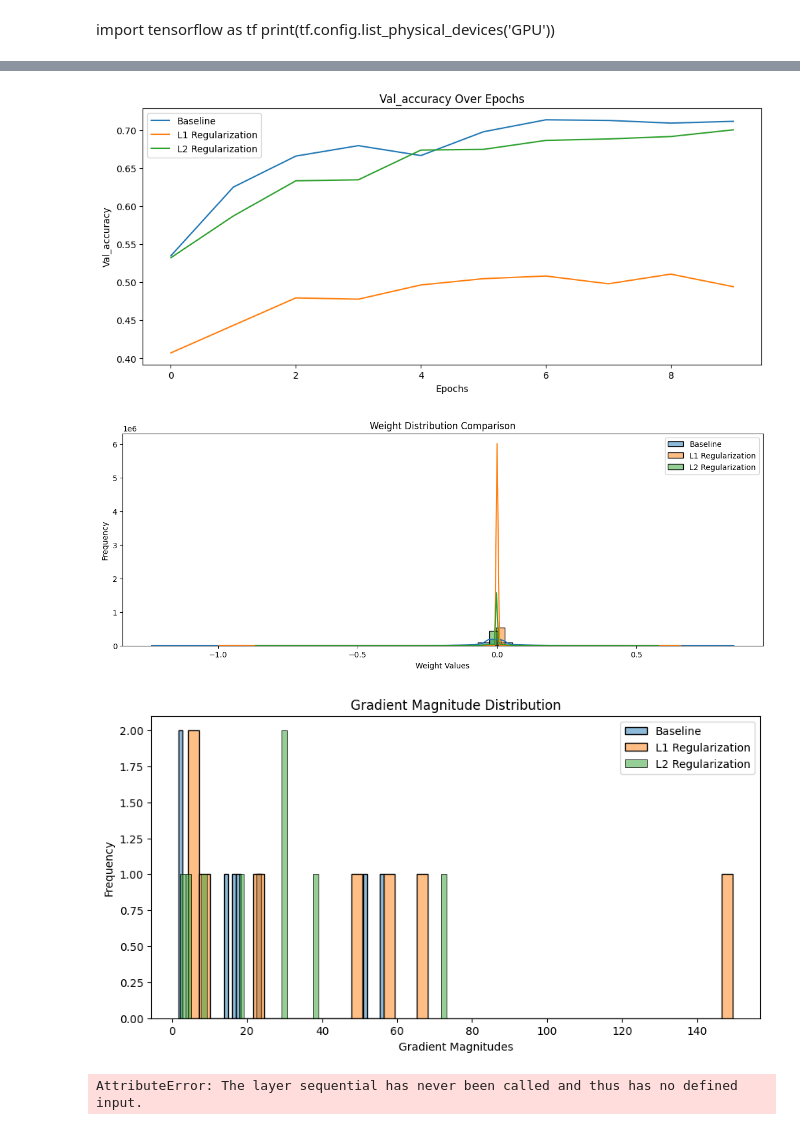
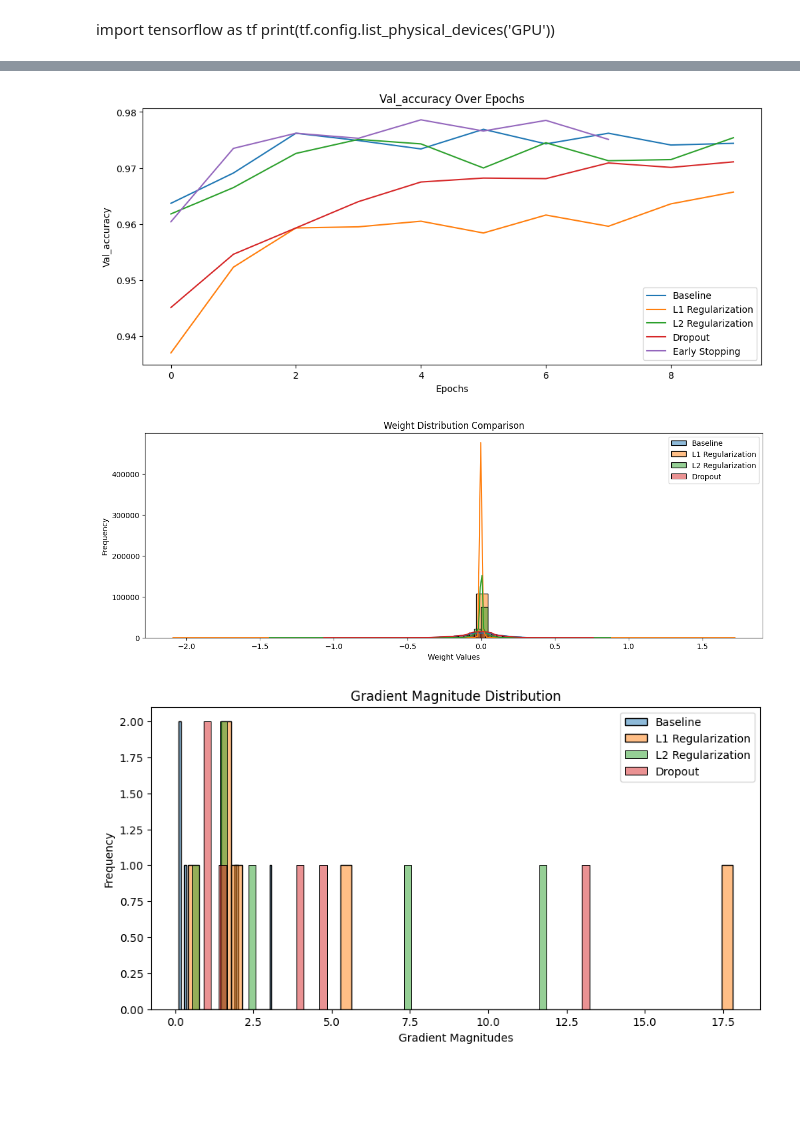
Before and after one commit to kelvinprabhu/DeepLearning_Exercise, a Jupyter notebook: L1andL2_Regularization/l2andl2.ipynb, the cells around one changed output, grey strips where cells are left out. Drawn from its saved outputs; the diff is of its cells as text; code cells hidden in the pictures; blank space fills up the shorter version.

```diff
--- a/L1andL2_Regularization/l2andl2.ipynb
+++ b/L1andL2_Regularization/l2andl2.ipynb
@@ -27,29 +27,26 @@ import tensorflow as tf
 import matplotlib.pyplot as plt
 import seaborn as sns
 from tensorflow.keras.models import Sequential
-from tensorflow.keras.layers import Conv2D, MaxPooling2D, Flatten, Dense, Dropout
+from tensorflow.keras.layers import Dense, Dropout
 from tensorflow.keras.regularizers import l1, l2
-from tensorflow.keras.datasets import cifar10
+from tensorflow.keras.datasets import mnist
 from tensorflow.keras.utils import to_categorical
 
-# Load CIFAR-10 Dataset
-(x_train, y_train), (x_test, y_test) = cifar10.load_data()
-x_train, x_test = x_train / 255.0, x_test / 255.0  # Normalize pixel values (0 to 1)
+# Load MNIST Dataset
+(x_train, y_train), (x_test, y_test) = mnist.load_data()
+x_train, x_test = x_train.reshape(-1, 28*28) / 255.0, x_test.reshape(-1, 28*28) / 255.0  # Normalize pixel values (0 to 1)
 
 # Convert labels to one-hot encoding
 y_train = to_categorical(y_train, 10)
 y_test = to_categorical(y_test, 10)
 
-# Function to Create CNN Model
-def create_cnn_model(regularizer=None):
+# Function to Create Dense Model
+def create_dense_model(regularizer=None, dropout_rate=0.0):
     model = Sequential([
-        Conv2D(32, (3,3), activation='relu', padding='same', kernel_regularizer=regularizer, input_shape=(32,32,3)),
-        MaxPooling2D(2,2),
-        Conv2D(64, (3,3), activation='relu', padding='same', kernel_regularizer=regularizer),
-        MaxPooling2D(2,2),
-        Flatten(),
-        Dense(128, activation='relu', kernel_regularizer=regularizer),
-        Dropout(0.5),
+        Dense(128, activation='relu', kernel_regularizer=regularizer, input_shape=(28*28,)),
+        Dropout(dropout_rate),
+        Dense(64, activation='relu', kernel_regularizer=regularizer),
+        Dropout(dropout_rate),
         Dense(10, activation='softmax')
     ])
 
@@ -57,16 +54,25 @@ def create_cnn_model(regularizer=None):
     return model
 
 # Train Baseline Model (No Regularization)
-baseline_model = create_cnn_model()
+baseline_model = create_dense_model()
 baseline_history = baseline_model.fit(x_train, y_train, epochs=10, validation_data=(x_test, y_test), verbose=2)
 
 # Train L1 Regularized Model
-l1_model = create_cnn_model(l1(0.0005))
+l1_model = create_dense_model(l1(0.0005))
 l1_history = l1_model.fit(x_train, y_train, epochs=10, validation_data=(x_test, y_test), verbose=2)
 
 # Train L2 Regularized Model
-l2_model = create_cnn_model(l2(0.0005))
+l2_model = create_dense_model(l2(0.0005))
 l2_history = l2_model.fit(x_train, y_train, epochs=10, validation_data=(x_test, y_test), verbose=2)
+
+# Train Dropout Model
+dropout_model = create_dense_model(dropout_rate=0.5)
+dropout_history = dropout_model.fit(x_train, y_train, epochs=10, validation_data=(x_test, y_test), verbose=2)
+
+# Early Stopping Callback
+early_stopping = tf.keras.callbacks.EarlyStopping(monitor='val_loss', patience=3)
+early_stopping_model = create_dense_model()
+early_stopping_history = early_stopping_model.fit(x_train, y_train, epochs=50, validation_data=(x_test, y_test), callbacks=[early_stopping], verbose=2)
 
 # Function to Plot Training vs Validation Loss & Accuracy
 def plot_metric(histories, metric):
@@ -83,7 +89,9 @@ def plot_metric(histories, metric):
 histories = {
     "Baseline": baseline_history,
     "L1 Regularization": l1_history,
-    "L2 Regularization": l2_history
+    "L2 Regularization": l2_history,
+    "Dropout": dropout_history,
+    "Early Stopping": early_stopping_history
 }
 
 plot_metric(histories, "loss")  # Training Loss
@@ -104,8 +112,8 @@ def plot_weight_distribution(models, titles):
     plt.show()
 
 plot_weight_distribution(
-    [baseline_model, l1_model, l2_model],
-    ["Baseline", "L1 Regularization", "L2 Regularization"]
+    [baseline_model, l1_model, l2_model, dropout_model],
+    ["Baseline", "L1 Regularization", "L2 Regularization", "Dropout"]
 )
 
 # Compute Gradient Magnitudes
@@ -120,35 +128,17 @@ x_sample, y_sample = x_train[:32], y_train[:32]  # Small batch for gradient anal
 grad_baseline = compute_gradient_magnitudes(baseline_model, x_sample, y_sample)
 grad_l1 = compute_gradient_magnitudes(l1_model, x_sample, y_sample)
 grad_l2 = compute_gradient_magnitudes(l2_model, x_sample, y_sample)
+grad_dropout = compute_gradient_magnitudes(dropout_model, x_sample, y_sample)
 
 # Plot Gradient Magnitude Distribution
 plt.figure(figsize=(10,5))
 sns.histplot(grad_baseline, bins=50, alpha=0.5, label="Baseline")
 sns.histplot(grad_l1, bins=50, alpha=0.5, label="L1 Regularization")
 sns.histplot(grad_l2, bins=50, alpha=0.5, label="L2 Regularization")
+sns.histplot(grad_dropout, bins=50, alpha=0.5, label="Dropout")
 plt.xlabel("Gradient Magnitudes")
 plt.ylabel("Frequency")
 plt.title("Gradient Magnitude Distribution")
 plt.legend()
 plt.show()
-
-# Visualizing Feature Activation Maps (First Conv Layer)
-def plot_feature_maps(model, x_sample):
-    layer_outputs = [layer.output for layer in model.layers if isinstance(layer, Conv2D)]
-    activation_model = tf.keras.models.Model(inputs=model.input, outputs=layer_outputs)
-
-    activations = activation_model.predict(x_sample[np.newaxis, ...])
-
-    fig, axes = plt.subplots(1, len(activations), figsize=(15, 5))
-    for i, activation in enumerate(activations):
-        axes[i].imshow(np.mean(activation[0], axis=-1), cmap="viridis")
-        axes[i].axis("off")
-        axes[i].set_title(f"Layer {i+1}")
-    plt.suptitle("Feature Activation Maps")
-    plt.show()
-
-x_sample = x_test[0]  # Take one test image
-plot_feature_maps(baseline_model, x_sample)
-plot_feature_maps(l1_model, x_sample)
-plot_feature_maps(l2_model, x_sample)
 # %% [output]
@@ -177,4 +167,3 @@ Epoch 10/10
-[figure, old version]
+[figure, new version]
-[figure, old version]
+[figure, new version]
-[figure, old version]
+[figure, new version]
-AttributeError: The layer sequential has never been called and thus has no defined input.
```
Also changed, not shown: parts of 3 cells of this notebook.
